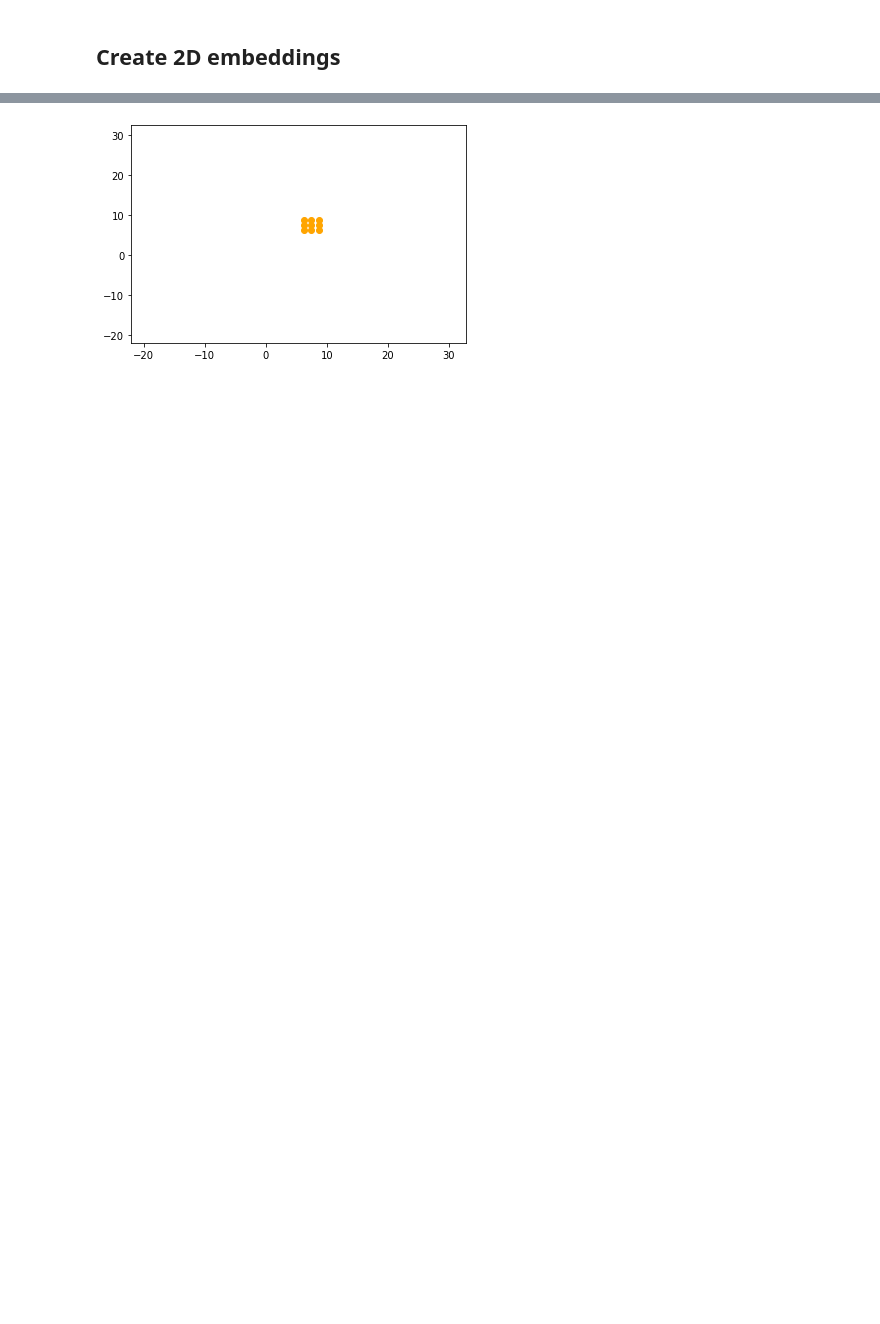
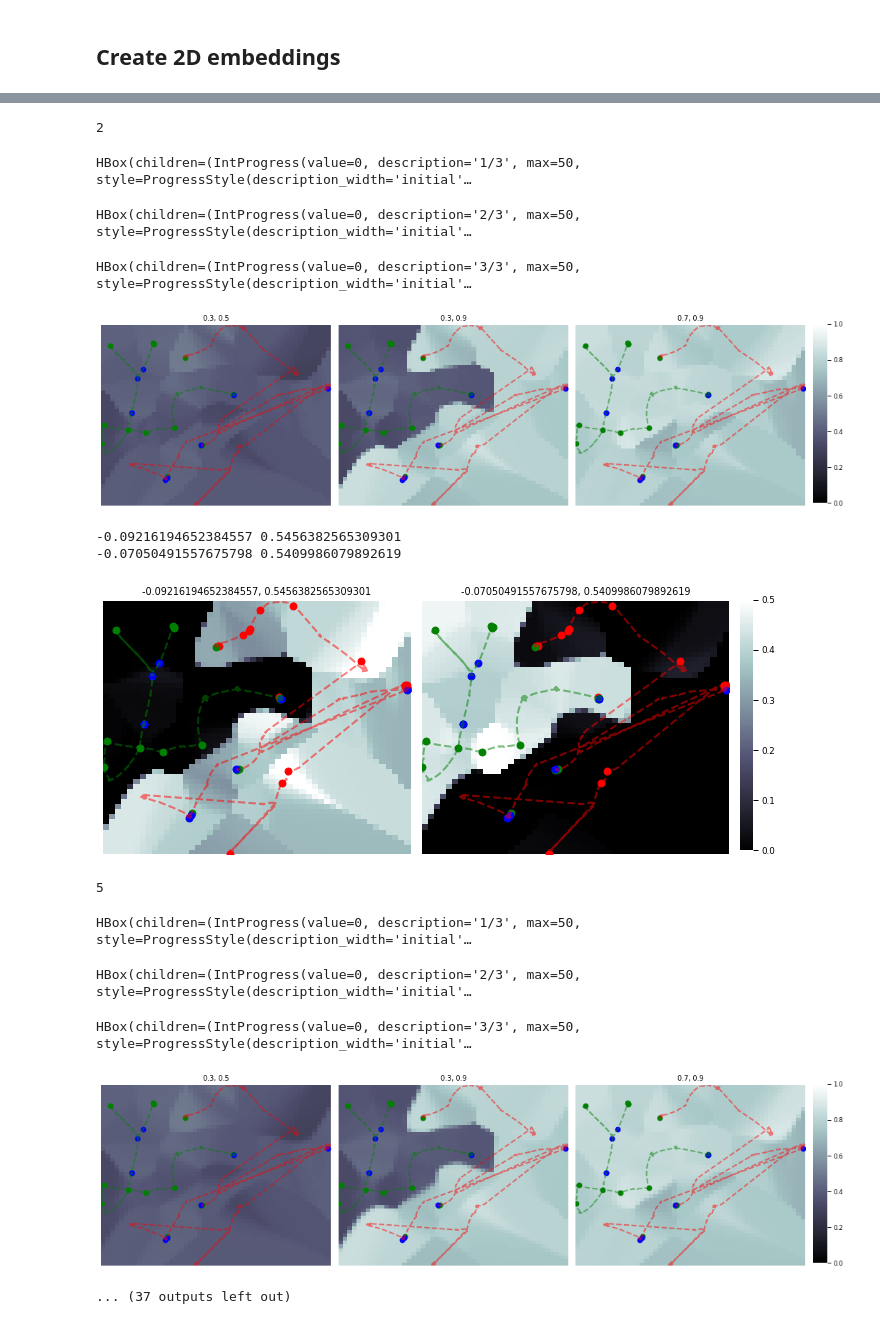
Before and after one commit to ContextLab/efficient-learning-khan, a Jupyter notebook: code/notebooks/knowledge-maps.ipynb, the cells around one changed output, grey strips where cells are left out. Saved outputs shown, nothing was run; the diff lists cells and outputs as text; code cells hidden in the pictures; blank space fills up the shorter version.

```diff
--- a/code/notebooks/knowledge-maps.ipynb
+++ b/code/notebooks/knowledge-maps.ipynb
@@ -260,6 +264,73 @@ plt.show()
-# %%
-plt.scatter(np.vstack(embeddings)[:, 0], np.vstack(embeddings)[:, 1], c='white')
-plt.scatter(all_zeros[:, 0], all_zeros[:, 1], c='orange')
-plt.show()
-# %% [output]
-[figure, removed]
+# %%
+for width in (2, 5, 10, 15, 20, 30, 50):
+    print(width)
+    maps_arr = np.empty((3, exp.n_participants, resolution, resolution), dtype=np.float64)
+    for qset in range(3):
+        store_key = f'kmap_qset{qset}'
+        for i, p in enumerate(tqdm(participants, desc=f'{qset+1}/3', leave=False)):
+            forces_trace = p.get_trace(f'forces_qset{qset}')
+            bos_trace = p.get_trace(f'bos_qset{qset}')
+            traces = np.hstack((forces_trace, bos_trace))
+            # interpolate traces to regular grid using radial basis function
+            knowledge_map = RBF_interp(lecture_embs, traces, vertices, width=width).reshape(resolution, resolution)
+            p.store_trace(knowledge_map, store_key)
+            maps_arr[qset, i] = knowledge_map
+        # store average in avg participant
+        avg_participant.store_trace(maps_arr[qset].mean(axis=0), store_key)
+    exp.participants = participants
+    exp.avg_participant = avg_participant
+
+    fig, axes = plt.subplots(1, 3)
+    fig.set_size_inches(14, 4)
+    cbar_ax = fig.add_axes([1, 0.05, .02, .87])
+    for i in range(3):
+        kmap = avg_participant.traces[f'kmap_qset{i}']
+        low, high = kmap.min().round(1), kmap.max().round(1)
+        cbar = True if i == 2 else False
+        cax = cbar_ax if i == 2 else None
+        sns.heatmap(kmap, vmin=0, vmax=1, cmap='bone', xticklabels=[], yticklabels=[],
+                    cbar=cbar, ax=axes[i], cbar_ax=cax)
+        axes[i].plot(forces_plotscaled[:, 0], forces_plotscaled[:, 1], 'r--', alpha=.5, linewidth=2)
+        axes[i].plot(bos_plotscaled[:, 0], bos_plotscaled[:, 1], 'g--', alpha=.5, linewidth=2)
+        axes[i].scatter(bos_qs_plotscaled[:, 0], bos_qs_plotscaled[:, 1], c='g', marker='o', s=50)
+        axes[i].scatter(gen_qs_plotscaled[:, 0], gen_qs_plotscaled[:, 1], c='b', marker='o', s=50)
+        axes[i].set_title(f'{low}, {high}')
+        axes[i].invert_yaxis()
+    plt.tight_layout()
+    plt.show()
+
+    fig, axes = plt.subplots(1, 2)
+    fig.set_size_inches(9, 4)
+    cbar_ax = fig.add_axes([1, 0.05, .02, .87])
+    for i in range(2):
+        learning_map = avg_participant.traces[f'kmap_qset{i + 1}'] - avg_participant.traces[f'kmap_qset{i}']
+        print(learning_map.min(), learning_map.max())
+        cbar = True if i == 1 else False
+        cax = cbar_ax if i == 1 else None
+        sns.heatmap(learning_map, vmin=0, vmax=.5, cmap='bone', xticklabels=[], yticklabels=[],
+                   cbar=cbar, ax=axes[i], cbar_ax=cbar_ax)
+        axes[i].plot(forces_plotscaled[:, 0], forces_plotscaled[:, 1], 'r--', alpha=.5, linewidth=2)
+        axes[i].plot(bos_plotscaled[:, 0], bos_plotscaled[:, 1], 'g--', alpha=.5, linewidth=2)
+    #     axes[i].scatter(questions_plotscaled[:, 0], questions_plotscaled[:, 1], c='b', marker='o', s=50)
+        axes[i].scatter(ff_qs_plotscaled[:, 0], ff_qs_plotscaled[:, 1], c='r', marker='o', s=50)
+        axes[i].scatter(bos_qs_plotscaled[:, 0], bos_qs_plotscaled[:, 1], c='g', marker='o', s=50)
+        axes[i].scatter(gen_qs_plotscaled[:, 0], gen_qs_plotscaled[:, 1], c='b', marker='o', s=50)
+        axes[i].set_title(f'{learning_map.min()}, {learning_map.max()}')
+        axes[i].invert_yaxis()
+    plt.tight_layout()
+    plt.show()
+# %% [output]
+2
+HBox(children=(IntProgress(value=0, description='1/3', max=50, style=ProgressStyle(description_width='initial'…
+HBox(children=(IntProgress(value=0, description='2/3', max=50, style=ProgressStyle(description_width='initial'…
+HBox(children=(IntProgress(value=0, description='3/3', max=50, style=ProgressStyle(description_width='initial'…
+[figure, added]
+-0.09216194652384557 0.5456382565309301
+-0.07050491557675798 0.5409986079892619
+[figure, added]
+5
+HBox(children=(IntProgress(value=0, description='1/3', max=50, style=ProgressStyle(description_width='initial'…
+HBox(children=(IntProgress(value=0, description='2/3', max=50, style=ProgressStyle(description_width='initial'…
+HBox(children=(IntProgress(value=0, description='3/3', max=50, style=ProgressStyle(description_width='initial'…
+[figure, added]
+... (37 outputs left out)
```
Also changed, not shown: parts of 33 cells of this notebook, 1 other file.
